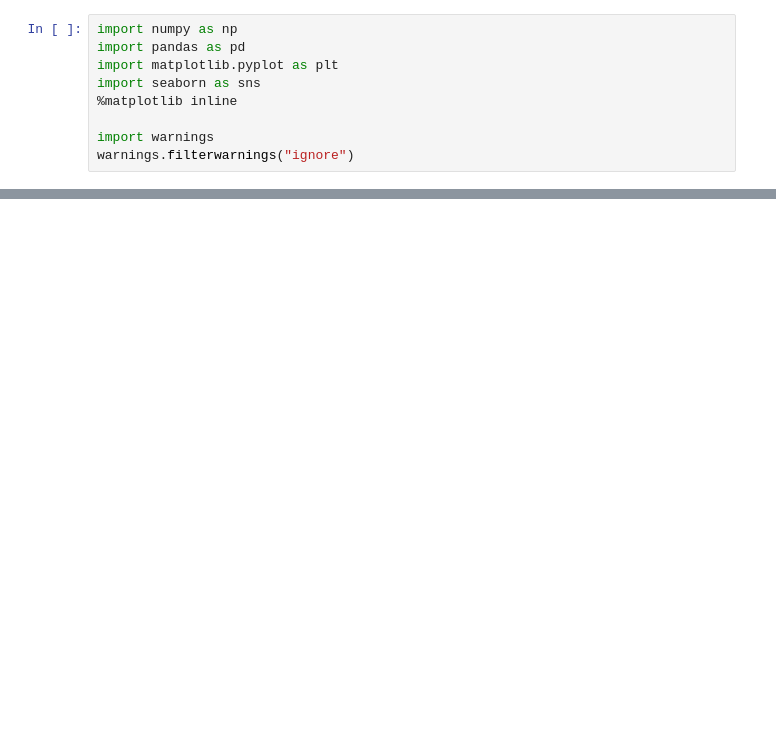
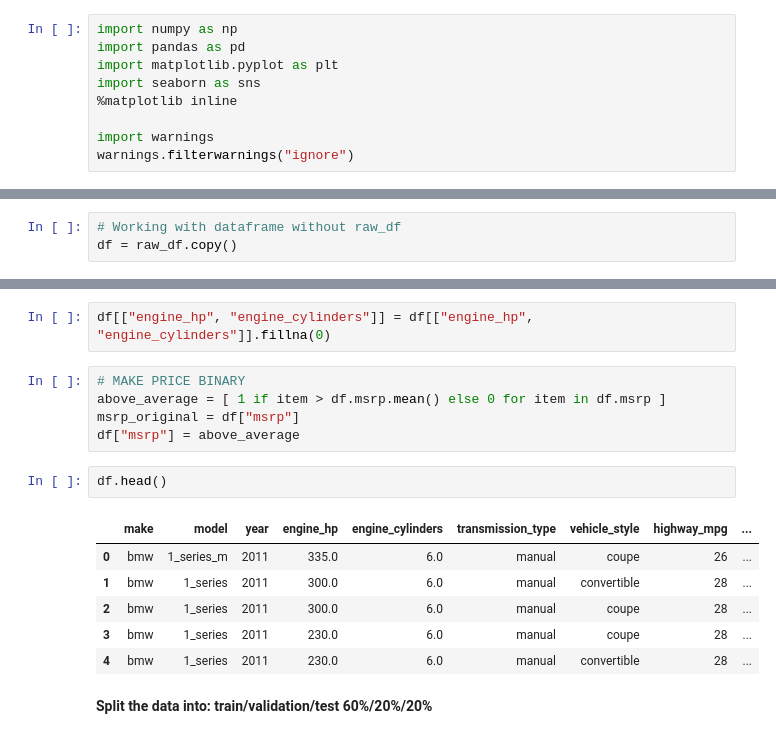
Before and after one commit to Pablifg/ml-zoomcamp, a Jupyter notebook: HW4_Evaluation/HW4_Evaluation.ipynb, the cells around one changed output, grey strips where cells are left out. Saved outputs shown, nothing was run; the diff lists cells and outputs as text; blank space fills up the shorter version.

```diff
--- a/HW4_Evaluation/HW4_Evaluation.ipynb
+++ b/HW4_Evaluation/HW4_Evaluation.ipynb
@@ -11,0 +41,3 @@ warnings.filterwarnings("ignore")
+# %%
+# Working with dataframe without raw_df
+df = raw_df.copy()
@@ -11,0 +88,18 @@ warnings.filterwarnings("ignore")
+# %%
+df[["engine_hp", "engine_cylinders"]] = df[["engine_hp", "engine_cylinders"]].fillna(0)
+# %%
+# MAKE PRICE BINARY
+above_average = [ 1 if item > df.msrp.mean() else 0 for item in df.msrp ]
+msrp_original = df["msrp"]
+df["msrp"] = above_average
+# %%
+df.head()
+# %% [output]
+|  | make | model | year | engine_hp | engine_cylinders | transmission_type | vehicle_style | highway_mpg | ... |
+| 0 | bmw | 1_series_m | 2011 | 335.0 | 6.0 | manual | coupe | 26 | ... |
+| 1 | bmw | 1_series | 2011 | 300.0 | 6.0 | manual | convertible | 28 | ... |
+| 2 | bmw | 1_series | 2011 | 300.0 | 6.0 | manual | coupe | 28 | ... |
+| 3 | bmw | 1_series | 2011 | 230.0 | 6.0 | manual | coupe | 28 | ... |
+| 4 | bmw | 1_series | 2011 | 230.0 | 6.0 | manual | convertible | 28 | ... |
+# %% [markdown]
+**Split the data into: train/validation/test 60%/20%/20%**
```
Also changed, not shown: parts of 44 cells of this notebook.
